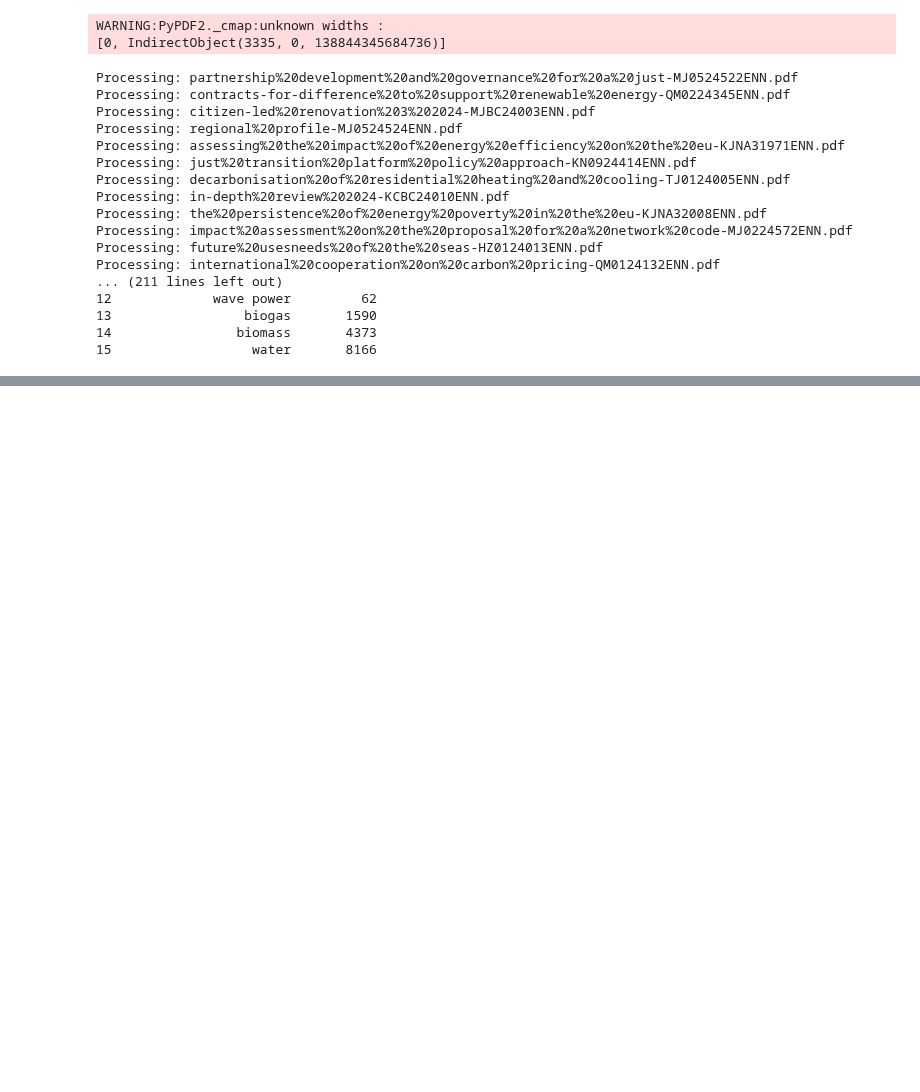
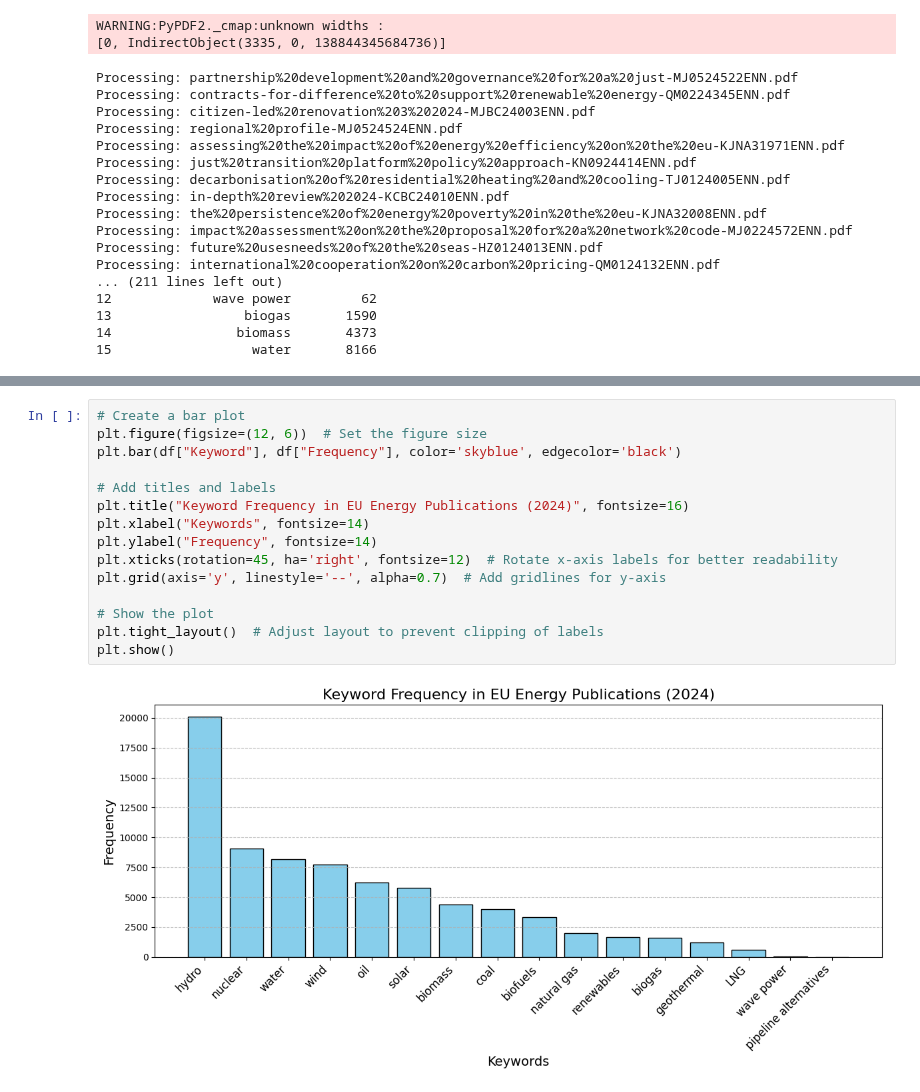
Before and after one commit to Anson422/Anson-Eva-Valerie, a Jupyter notebook: Text Analysis/Code_Text_Analysis.ipynb, the cells around one changed output, grey strips where cells are left out. Drawn from its saved outputs; the diff is of its cells as text; blank space fills up the shorter version.

```diff
--- a/Text Analysis/Code_Text_Analysis.ipynb
+++ b/Text Analysis/Code_Text_Analysis.ipynb
@@ -171,0 +176,17 @@ display(styled_df)
+# %%
+# Create a bar plot
+plt.figure(figsize=(12, 6))  # Set the figure size
+plt.bar(df["Keyword"], df["Frequency"], color='skyblue', edgecolor='black')
+
+# Add titles and labels
+plt.title("Keyword Frequency in EU Energy Publications (2024)", fontsize=16)
+plt.xlabel("Keywords", fontsize=14)
+plt.ylabel("Frequency", fontsize=14)
+plt.xticks(rotation=45, ha='right', fontsize=12)  # Rotate x-axis labels for better readability
+plt.grid(axis='y', linestyle='--', alpha=0.7)  # Add gridlines for y-axis
+
+# Show the plot
+plt.tight_layout()  # Adjust layout to prevent clipping of labels
+plt.show()
+# %% [output]
+[figure, added]
```
Also changed, not shown: parts of 3 cells of this notebook.
